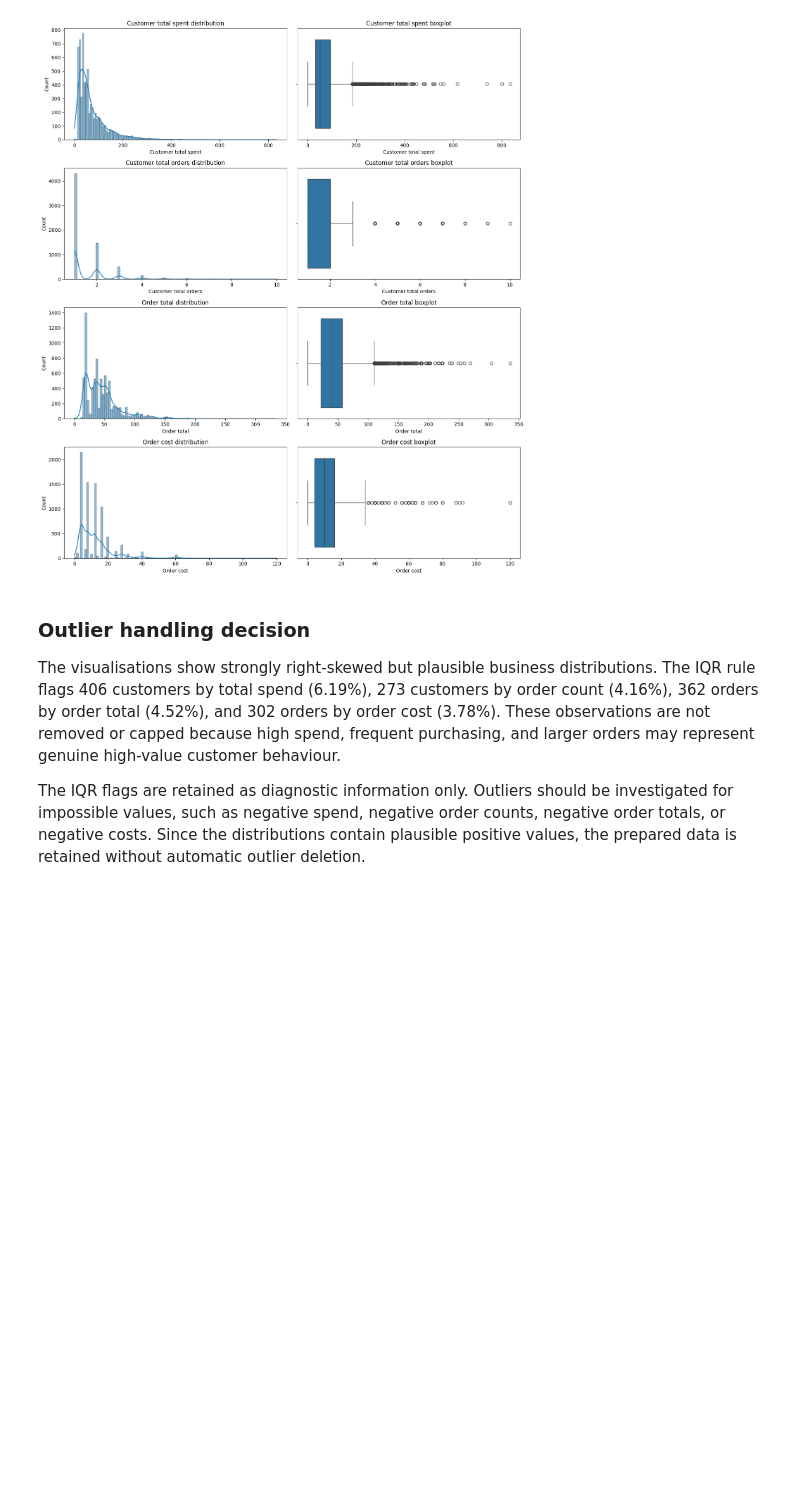
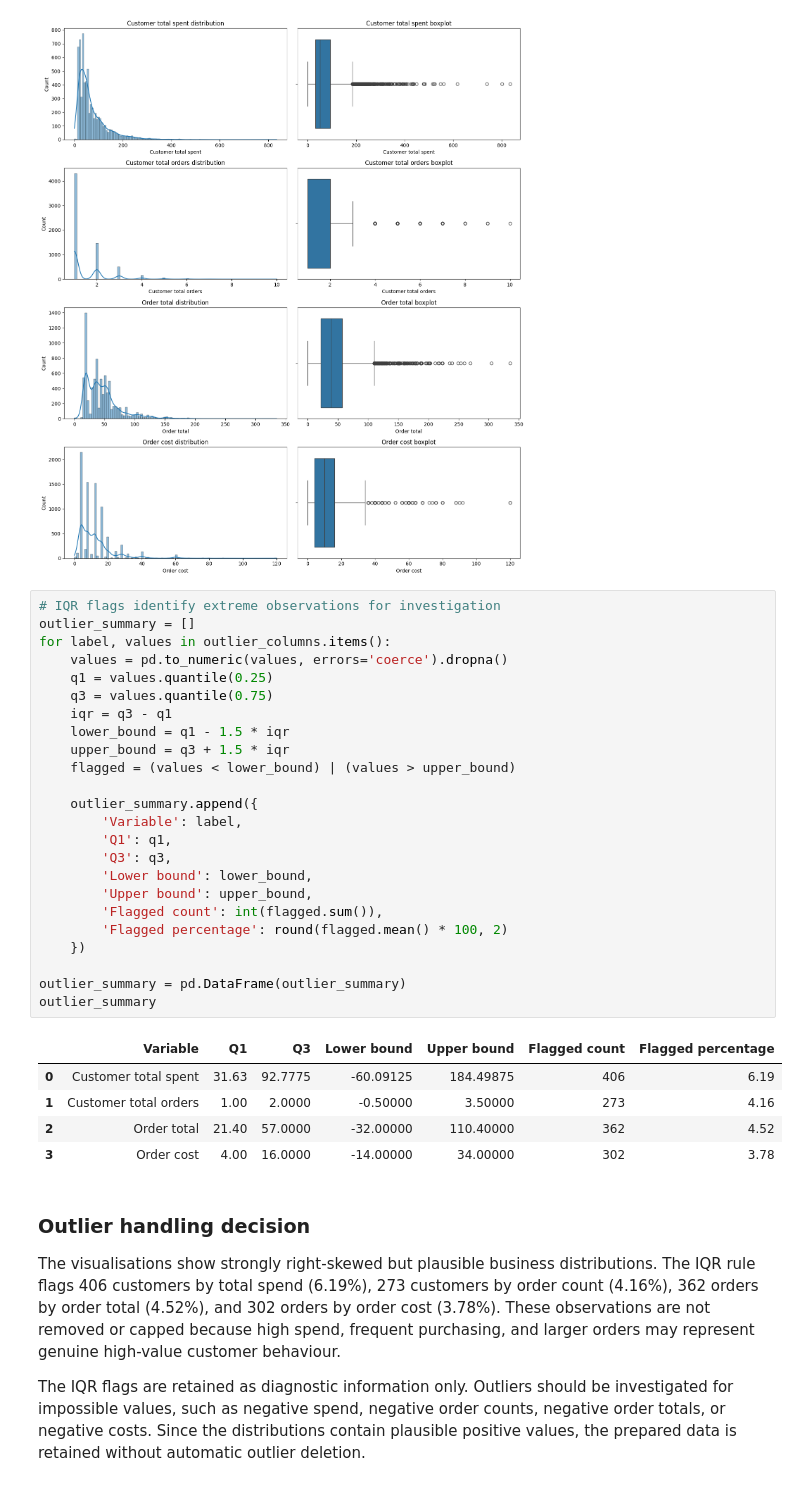
Before and after one commit to JJJJ217/Rooster, a Jupyter notebook: notebooks/1. Data preparation.ipynb, the cells around one changed output. Drawn from its saved outputs; the diff is of its cells as text; blank space fills up the shorter version.

Commit message:
Add outlier summary

```diff
--- a/notebooks/1. Data preparation.ipynb
+++ b/notebooks/1. Data preparation.ipynb
@@ -777,6 +777,36 @@ plt.tight_layout()
 plt.show()
 # %% [output]
 [figure]
+# %%
+# IQR flags identify extreme observations for investigation
+outlier_summary = []
+for label, values in outlier_columns.items():
+    values = pd.to_numeric(values, errors='coerce').dropna()
+    q1 = values.quantile(0.25)
+    q3 = values.quantile(0.75)
+    iqr = q3 - q1
+    lower_bound = q1 - 1.5 * iqr
+    upper_bound = q3 + 1.5 * iqr
+    flagged = (values < lower_bound) | (values > upper_bound)
+
+    outlier_summary.append({
+        'Variable': label,
+        'Q1': q1,
+        'Q3': q3,
+        'Lower bound': lower_bound,
+        'Upper bound': upper_bound,
+        'Flagged count': int(flagged.sum()),
+        'Flagged percentage': round(flagged.mean() * 100, 2)
+    })
+
+outlier_summary = pd.DataFrame(outlier_summary)
+outlier_summary
+# %% [output]
+|  | Variable | Q1 | Q3 | Lower bound | Upper bound | Flagged count | Flagged percentage |
+| 0 | Customer total spent | 31.63 | 92.7775 | -60.09125 | 184.49875 | 406 | 6.19 |
+| 1 | Customer total orders | 1.00 | 2.0000 | -0.50000 | 3.50000 | 273 | 4.16 |
+| 2 | Order total | 21.40 | 57.0000 | -32.00000 | 110.40000 | 362 | 4.52 |
+| 3 | Order cost | 4.00 | 16.0000 | -14.00000 | 34.00000 | 302 | 3.78 |
 # %% [markdown]
 ### Outlier handling decision
 
```
